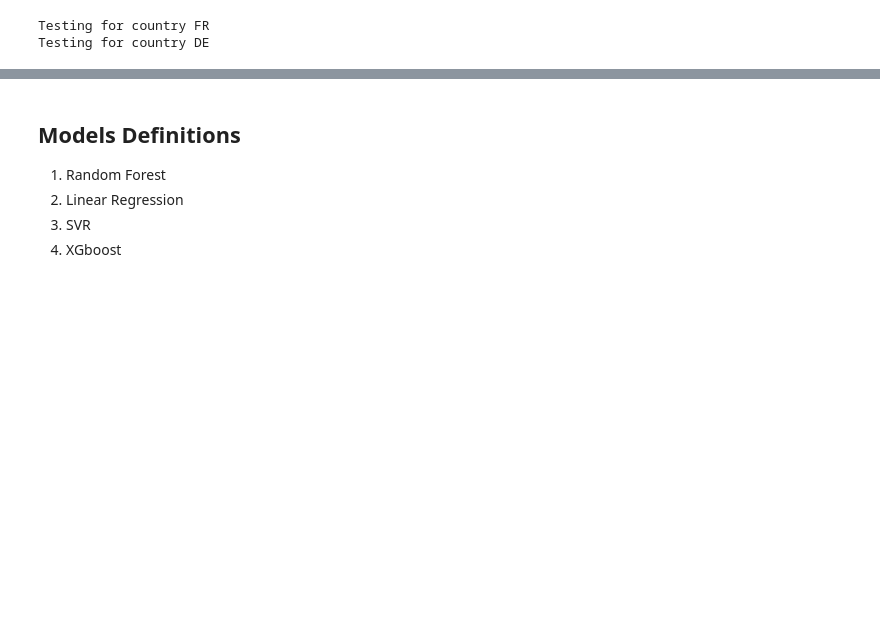
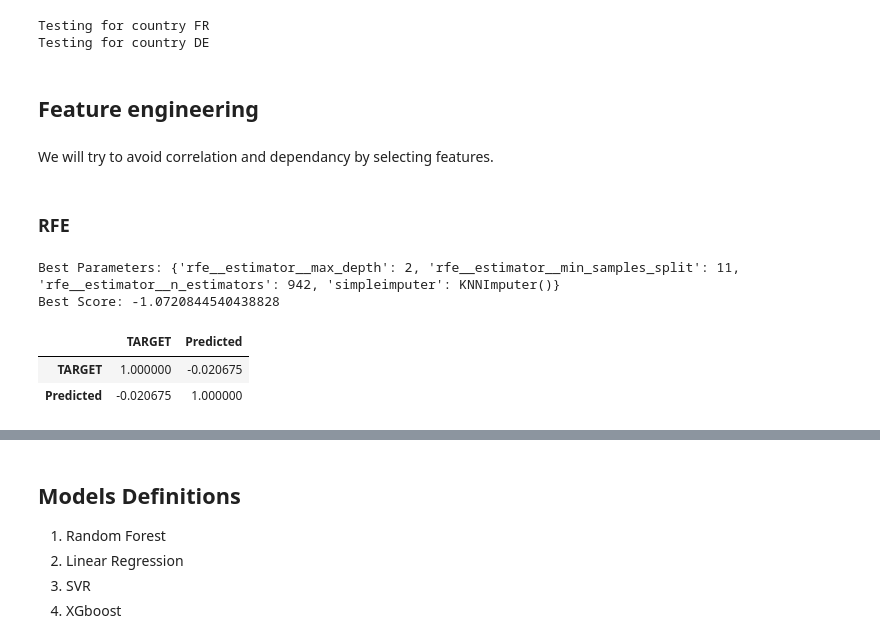
Before and after one commit to pnikitits/EnsembleLearningProject, a Jupyter notebook: Code/Main.ipynb, the cells around one changed output, grey strips where cells are left out. Cells and saved outputs as stored; diff of their text form; code cells hidden in the pictures; blank space fills up the shorter version.

```diff
--- a/Code/Main.ipynb
+++ b/Code/Main.ipynb
@@ -321,3 +321,46 @@ for country in ["FR", "DE"]:
 # %% [output]
 Testing for country FR
 Testing for country DE
+# %% [markdown]
+## Feature engineering
+# %% [markdown]
+We will try to avoid correlation and dependancy by selecting features.
+# %% [markdown]
+### RFE
+# %%
+from sklearn.feature_selection import RFE
+
+X_train = pd.read_csv(path + 'X_train.csv').set_index('ID').drop(columns=['COUNTRY' , 'DAY_ID'])
+X_test = pd.read_csv(path + 'X_test.csv').set_index('ID').drop(columns=['COUNTRY' , 'DAY_ID'])
+
+from sklearn.model_selection import GridSearchCV
+from sklearn.impute import SimpleImputer, KNNImputer
+from sklearn.pipeline import make_pipeline
+
+# Replaced with the optimal params computed with optuna tuning
+param_grid = {
+    'simpleimputer': [KNNImputer()],
+    'rfe__estimator__n_estimators': [942],
+    'rfe__estimator__max_depth': [2],
+    'rfe__estimator__min_samples_split': [11]
+}
+
+pipeline = make_pipeline(SimpleImputer(strategy='mean'),
+                         RFE(RandomForestRegressor(random_state=42)),
+                         )
+
+grid_search = GridSearchCV(estimator=pipeline, param_grid=param_grid, cv=5, scoring="neg_mean_squared_error",n_jobs=-1)
+grid_search.fit(X_train, y_train.values.ravel())
+
+best_params = grid_search.best_params_
+print("Best Parameters:", best_params)
+print("Best Score:", grid_search.best_score_)
+
+y_test["Predicted"] = grid_search.predict(X_test)
+display(y_test.corr("spearman"))
+# %% [output]
+Best Parameters: {'rfe__estimator__max_depth': 2, 'rfe__estimator__min_samples_split': 11, 'rfe__estimator__n_estimators': 942, 'simpleimputer': KNNImputer()}
+Best Score: -1.0720844540438828
+|  | TARGET | Predicted |
+| TARGET | 1.000000 | -0.020675 |
+| Predicted | -0.020675 | 1.000000 |
```
Also changed, not shown: parts of 6 cells of this notebook.
